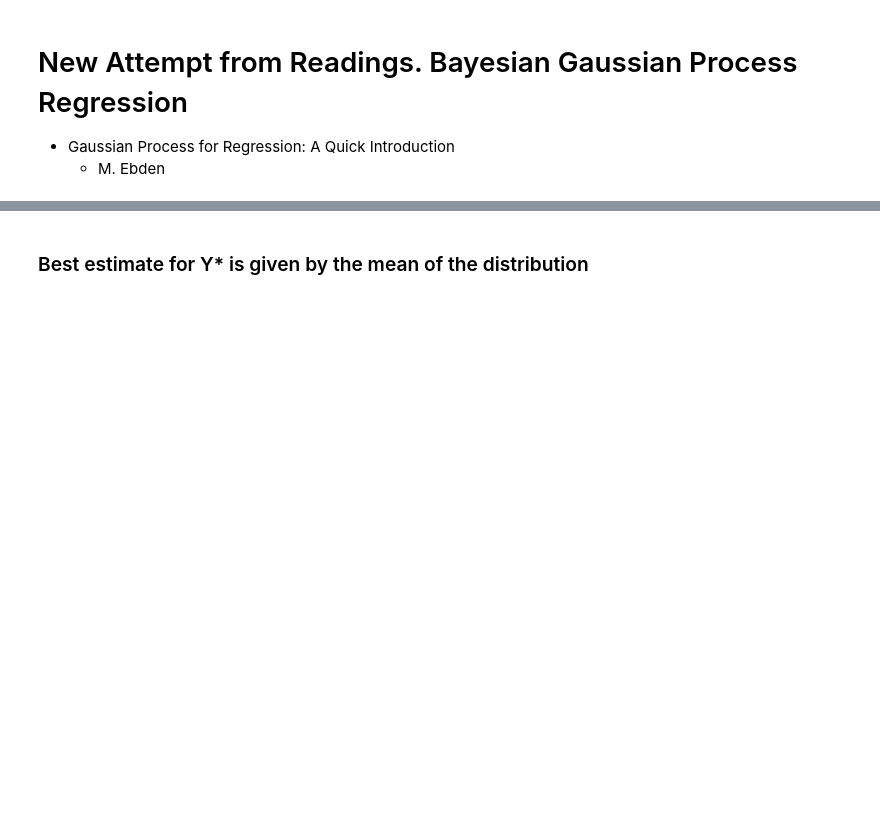
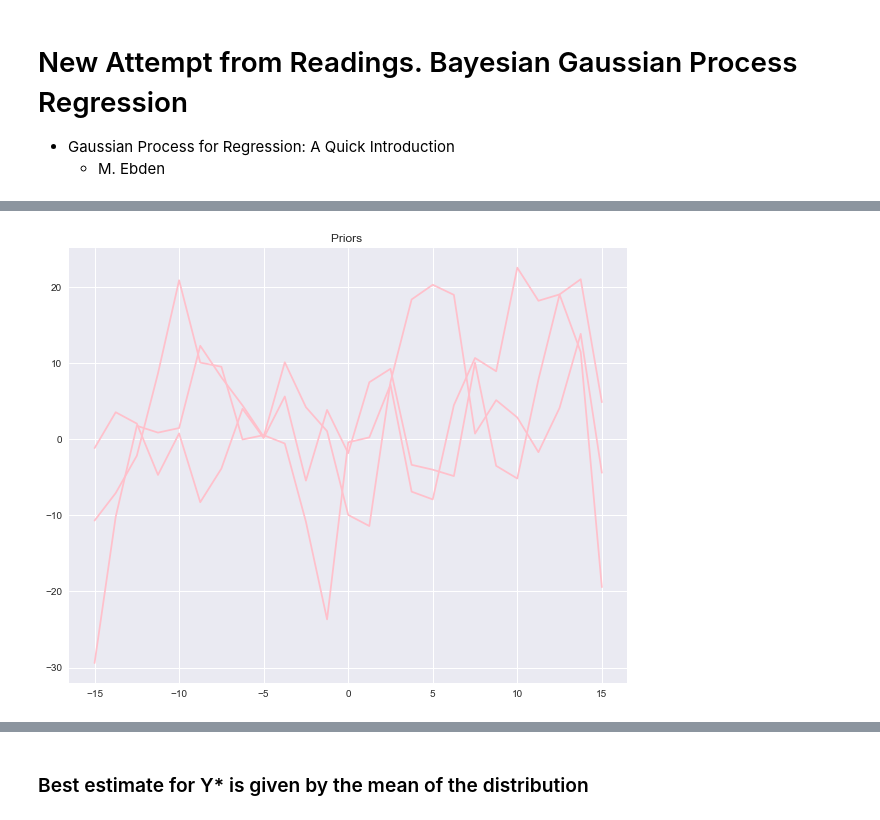
Before and after one commit to jonhilgart22/advanced_stats, a Jupyter notebook: final_project/Experimenting with GPs.ipynb, the cells around one changed output, grey strips where cells are left out. Saved outputs shown, nothing was run; the diff lists cells and outputs as text; code cells hidden in the pictures; blank space fills up the shorter version.

```diff
--- a/final_project/Experimenting with GPs.ipynb
+++ b/final_project/Experimenting with GPs.ipynb
@@ -539,0 +547,6 @@ m,var, prior, post = test_gaussian_process(test_x, train_x, train_y_numbers, ret
+# %%
+plt.figure(figsize=(10,8))
+plt.plot(test_x,prior,color='pink')
+plt.title("Priors ");
+# %% [output]
+[figure, added]
```
Also changed, not shown: parts of 24 cells of this notebook.
